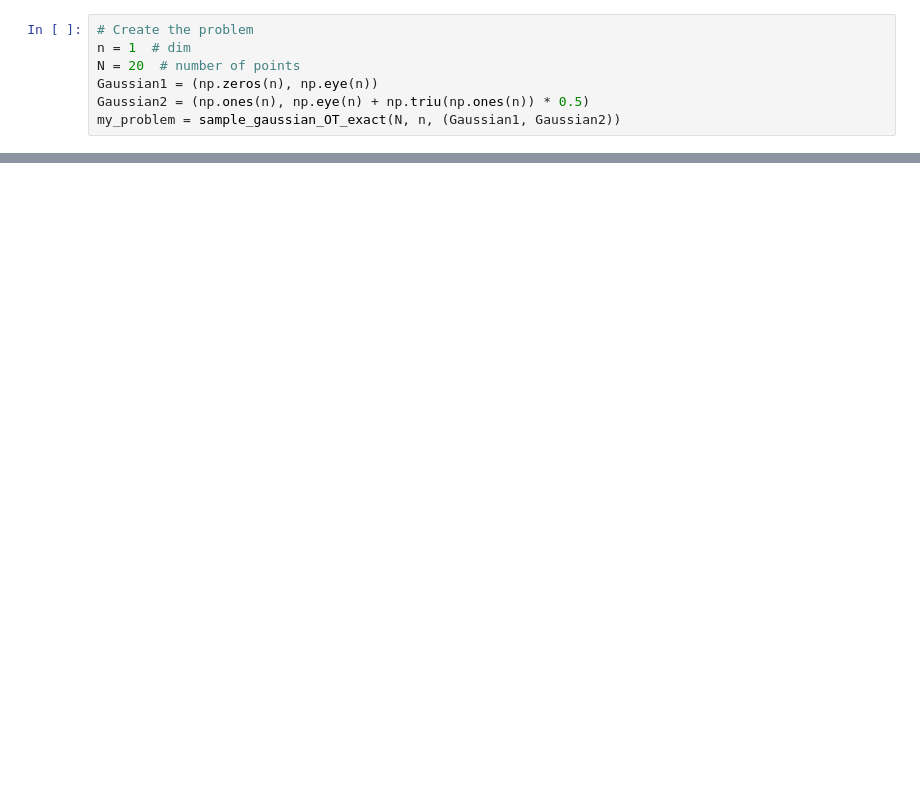
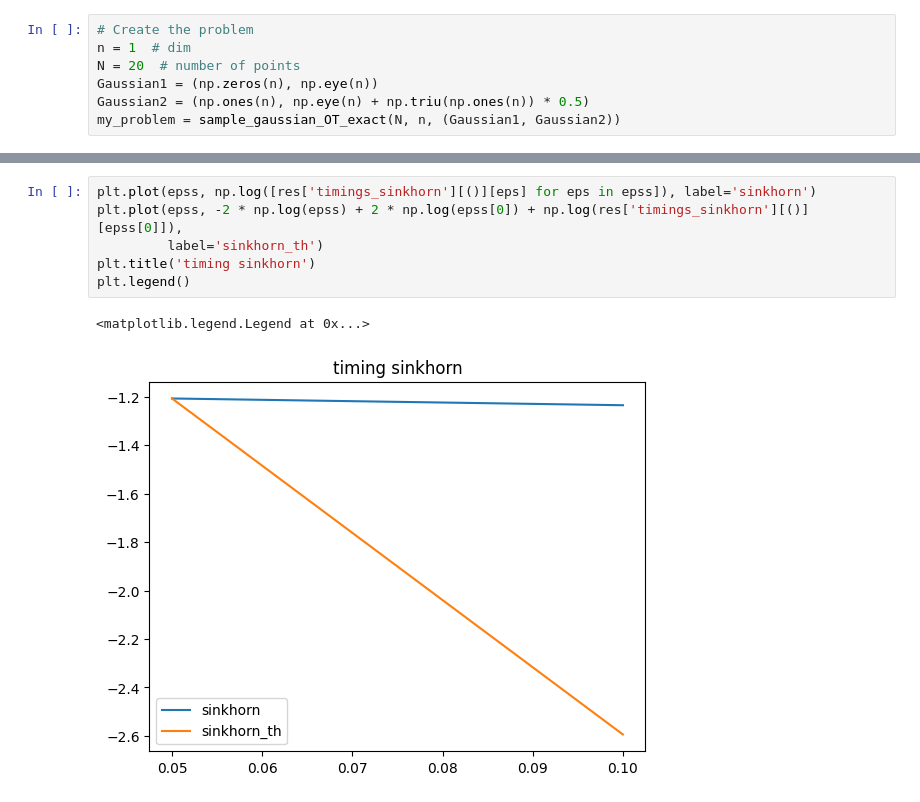
Before and after one commit to ylefay/greenkhorn_apdamd, a Jupyter notebook: optimal_transport/experiments/gaussian/timing.ipynb, the cells around one changed output, grey strips where cells are left out. Saved outputs shown, nothing was run; the diff lists cells and outputs as text; blank space fills up the shorter version.

```diff
--- a/optimal_transport/experiments/gaussian/timing.ipynb
+++ b/optimal_transport/experiments/gaussian/timing.ipynb
@@ -95,0 +40,9 @@ greenkhorn(None, *my_simple_problem[1:], eps=0.1, iter_max=10)
+# %%
+plt.plot(epss, np.log([res['timings_sinkhorn'][()][eps] for eps in epss]), label='sinkhorn')
+plt.plot(epss, -2 * np.log(epss) + 2 * np.log(epss[0]) + np.log(res['timings_sinkhorn'][()][epss[0]]),
+         label='sinkhorn_th')
+plt.title('timing sinkhorn')
+plt.legend()
+# %% [output]
+<matplotlib.legend.Legend at 0x...>
+[figure, added]
```
Also changed, not shown: parts of 13 cells of this notebook, 36 other files.
